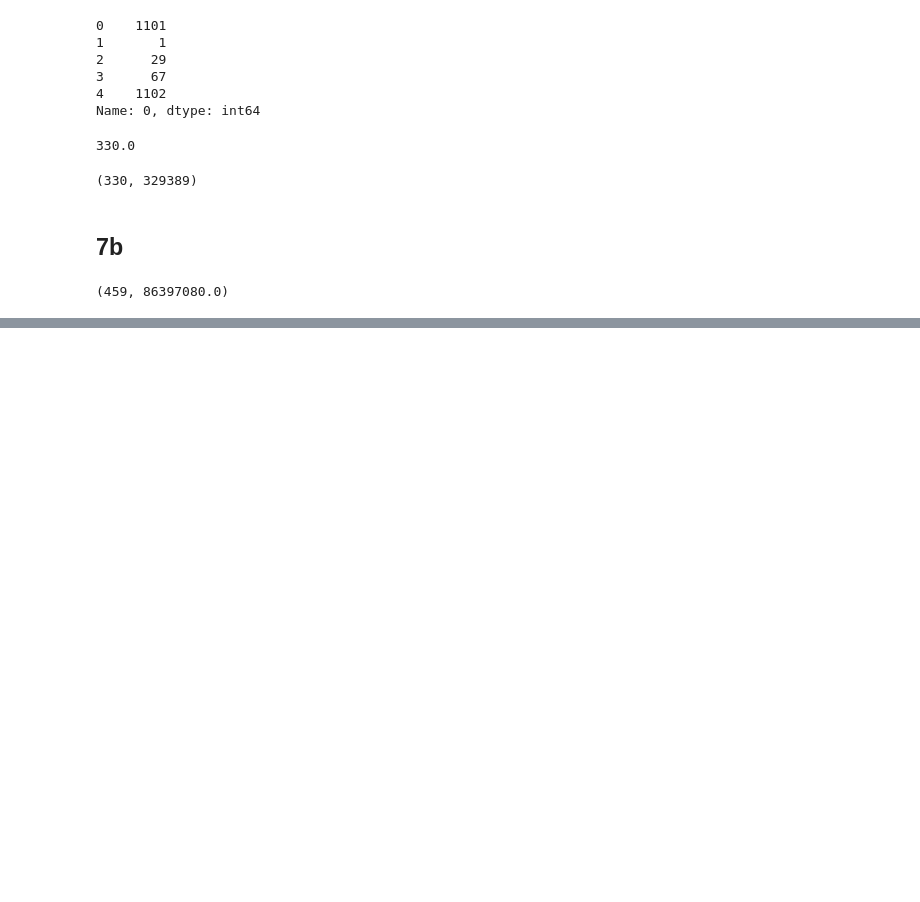
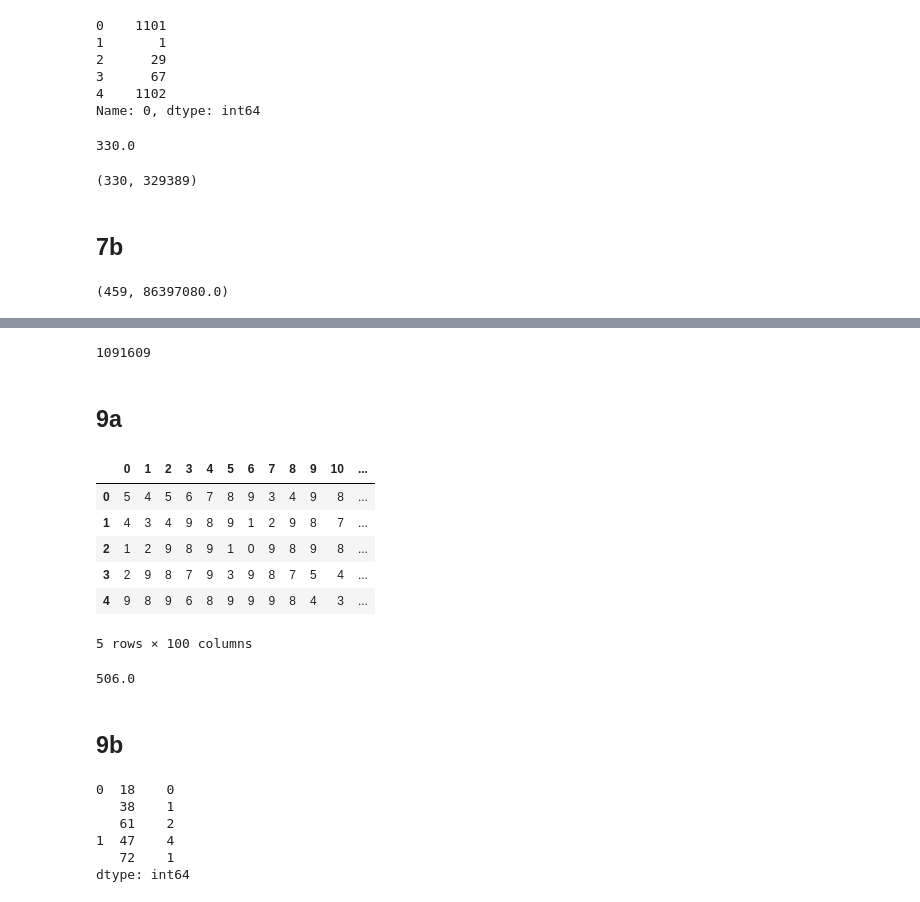
Before and after one commit to tdpetrou/Advent-of-Code-Pandas, a Jupyter notebook: 2021/solutions.ipynb, the cells around one changed output, grey strips where cells are left out. Saved outputs shown, nothing was run; the diff lists cells and outputs as text; code cells hidden in the pictures; blank space fills up the shorter version.

```diff
--- a/solutions.ipynb
+++ b/2021/solutions.ipynb
@@ -404,0 +515,40 @@ min_val, fuel
+# %%
+df.apply(code, axis=1).sum()
+# %% [output]
+1091609
+# %% [markdown]
+## 9a
+# %%
+pd.options.display.max_columns = 50
+s = pd.read_csv('data/day9.txt', header=None, dtype='str').squeeze()
+df = s.str.split('', expand=True).iloc[:, 1:-1].astype('int')
+df.columns = range(len(df.columns))
+df.head()
+# %% [output]
+|  | 0 | 1 | 2 | 3 | 4 | 5 | 6 | 7 | 8 | 9 | 10 | ... |
+| 0 | 5 | 4 | 5 | 6 | 7 | 8 | 9 | 3 | 4 | 9 | 8 | ... |
+| 1 | 4 | 3 | 4 | 9 | 8 | 9 | 1 | 2 | 9 | 8 | 7 | ... |
+| 2 | 1 | 2 | 9 | 8 | 9 | 1 | 0 | 9 | 8 | 9 | 8 | ... |
+| 3 | 2 | 9 | 8 | 7 | 9 | 3 | 9 | 8 | 7 | 5 | 4 | ... |
+| 4 | 9 | 8 | 9 | 6 | 8 | 9 | 9 | 9 | 8 | 4 | 3 | ... |
+5 rows × 100 columns
+# %%
+mask = ((df.diff().fillna(-1) < 0) &
+        (df.diff(-1).fillna(-1) < 0) &
+        (df.diff(axis=1).fillna(-1) < 0) &
+        (df.diff(-1, axis=1).fillna(-1) < 0))
+df.where(mask).stack().add(1).sum()
+# %% [output]
+506.0
+# %% [markdown]
+## 9b
+# %%
+low_points = df.where(mask).stack().astype('int')
+low_points.head()
+# %% [output]
+0  18    0
+   38    1
+   61    2
+1  47    4
+   72    1
+dtype: int64
```
Also changed, not shown: parts of 17 cells of this notebook, 12 other files.
